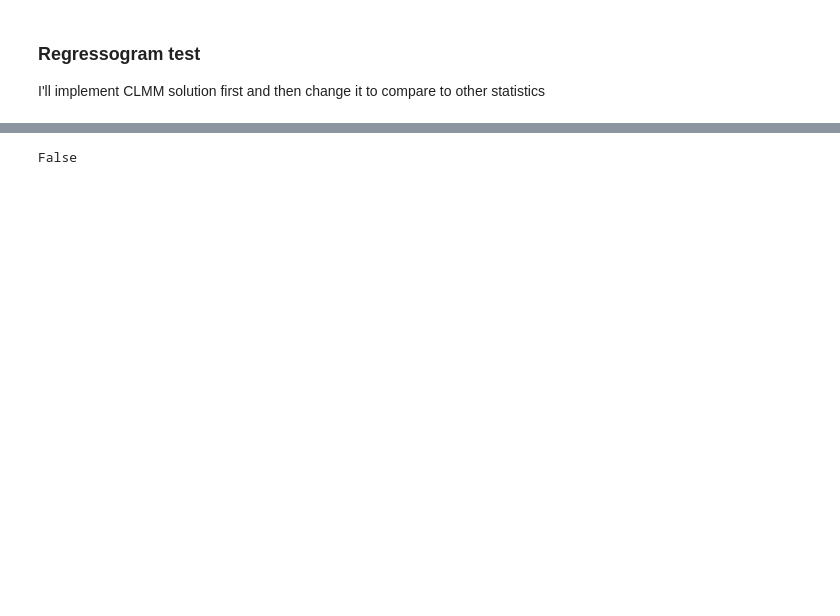
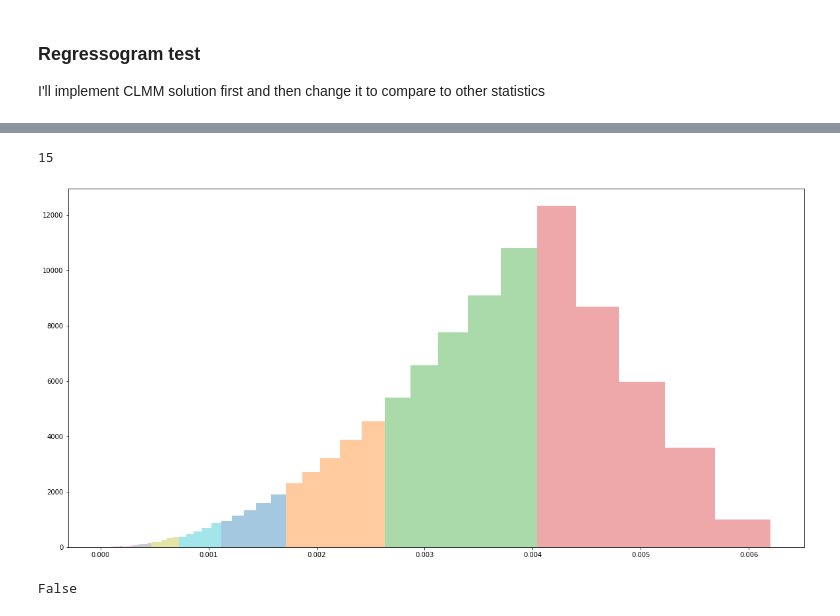
Before and after one commit to caioolivv/masters, a Jupyter notebook: CLMM/CLMM_regressogram.ipynb, the cells around one changed output, grey strips where cells are left out. Cells and saved outputs as stored; diff of their text form; code cells hidden in the pictures; blank space fills up the shorter version.

```diff
--- a/CLMM/CLMM_regressogram.ipynb
+++ b/CLMM/CLMM_regressogram.ipynb
@@ -90,20 +109,23 @@ gal_bins = binned_statistic(theta1, [theta1, g_t1], statistic='count', bins=bin_
 # %%
 bins_gal = []
 for i in range(15):
     bin_i = []
     for j in range(len(gal_bins)):
         if gal_bins[j] == i+1:
             bin_i.append(j)
     bins_gal.append(bin_i)
 # list: each entry is a list with the galaxies belonging to the respective bin
 
 
-# fig, ax = plt.subplots(1, 1, figsize=(20,10), facecolor="white")
-# ltot = 0
-# for bin0 in bins_gal[1:]:
-#     ax.hist (theta1[bin0],bins=da.make_bins(1e-5, 6.2e-3, 75, method='evenlog10width'), alpha=0.4)
-#     #ax.hist (theta1[bin0],bins=5, alpha=0.4)
-# print (len(bins_gal))
+fig, ax = plt.subplots(1, 1, figsize=(20,10), facecolor="white")
+ltot = 0
+for bin0 in bins_gal[1:]:
+    ax.hist (theta1[bin0],bins=da.make_bins(1e-5, 6.2e-3, 75, method='evenlog10width'), alpha=0.4)
+    #ax.hist (theta1[bin0],bins=5, alpha=0.4)
+print (len(bins_gal))
+# %% [output]
+15
+[figure, added]
 # %%
 nhaca = np.logical_or(gal_bins==201,gal_bins==0)
 nhaca = np.logical_not(nhaca)
```
Also changed, not shown: parts of 6 cells of this notebook.
